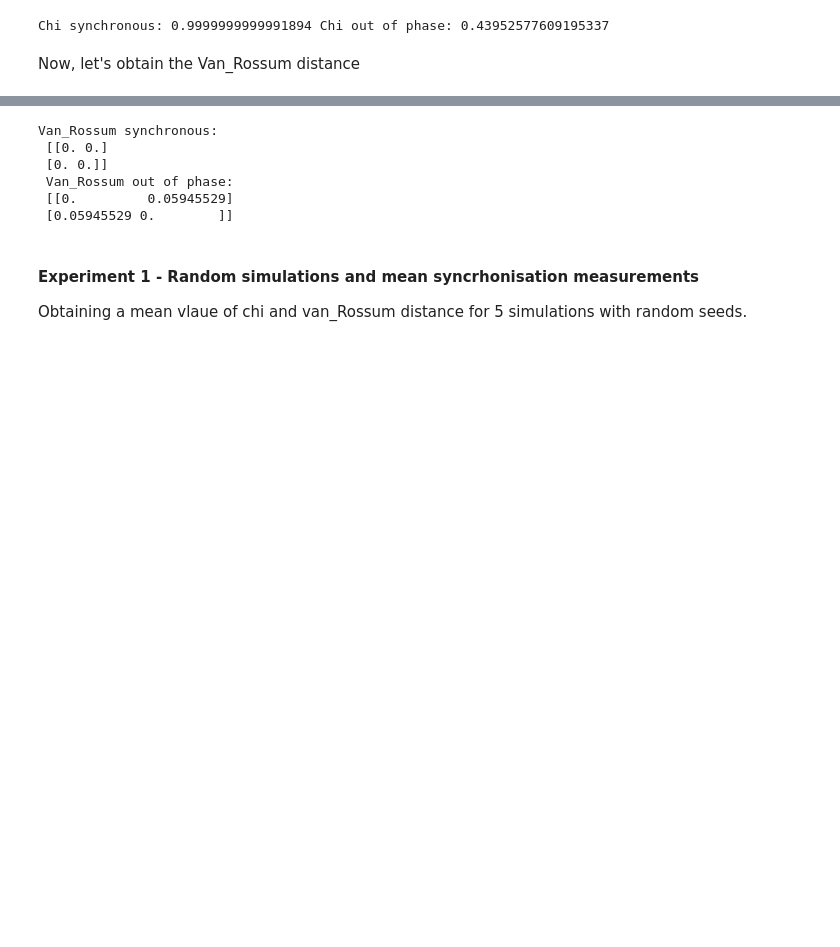
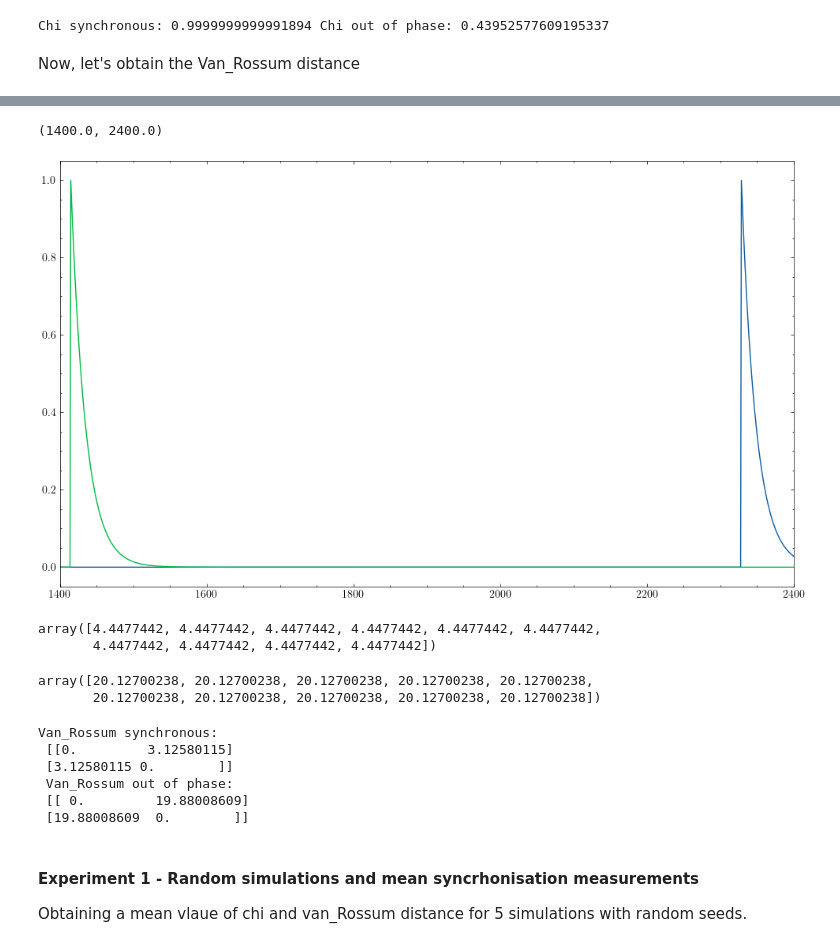
Before and after one commit to Sir-Bip-Bop/Gap-Junction-Coupling-Studies, a Jupyter notebook: synchrony_experiment.ipynb, the cells around one changed output, grey strips where cells are left out. Cells and saved outputs as stored; diff of their text form; code cells hidden in the pictures; blank space fills up the shorter version.

```diff
--- a/synchrony_experiment.ipynb
+++ b/synchrony_experiment.ipynb
@@ -195,14 +265,31 @@ t_asyn = np.linspace(0,699099,int(699099))
+# %%
+plt.plot(ccc[9,:])
+plt.plot(ddd[9,:])
+plt.xlim(1400,2400)
+# %% [output]
+(1400.0, 2400.0)
+[figure, added]
+# %%
+van_Rossum_opti_sym
+# %% [output]
+array([4.4477442, 4.4477442, 4.4477442, 4.4477442, 4.4477442, 4.4477442,
+       4.4477442, 4.4477442, 4.4477442, 4.4477442])
+# %%
+van_Rossum_opti_asy
+# %% [output]
+array([20.12700238, 20.12700238, 20.12700238, 20.12700238, 20.12700238,
+       20.12700238, 20.12700238, 20.12700238, 20.12700238, 20.12700238])
 # %%
-van_Rossum_syn = compute_van_Rossum_distance(matrix_syn,t_syn,10)
-van_Rossum_asyn = compute_van_Rossum_distance(matrix_asyn,t_asyn,10)
+van_Rossum_syn = compute_van_Rossum_distance(matrix_syn,t_syn,40)
+van_Rossum_asyn = compute_van_Rossum_distance(matrix_asyn,t_asyn,40)
 print('Van_Rossum synchronous:\n', van_Rossum_syn, '\n Van_Rossum out of phase:\n', van_Rossum_asyn)
 # %% [output]
 Van_Rossum synchronous:
- [[0. 0.]
- [0. 0.]]
+ [[0.         3.12580115]
+ [3.12580115 0.        ]]
  Van_Rossum out of phase:
- [[0.         0.05945529]
- [0.05945529 0.        ]]
+ [[ 0.         19.88008609]
+ [19.88008609  0.        ]]
 # %% [markdown]
 #### Experiment 1 - Random simulations and mean syncrhonisation measurements
 
```
Also changed, not shown: parts of 23 cells of this notebook, 3 other files.
